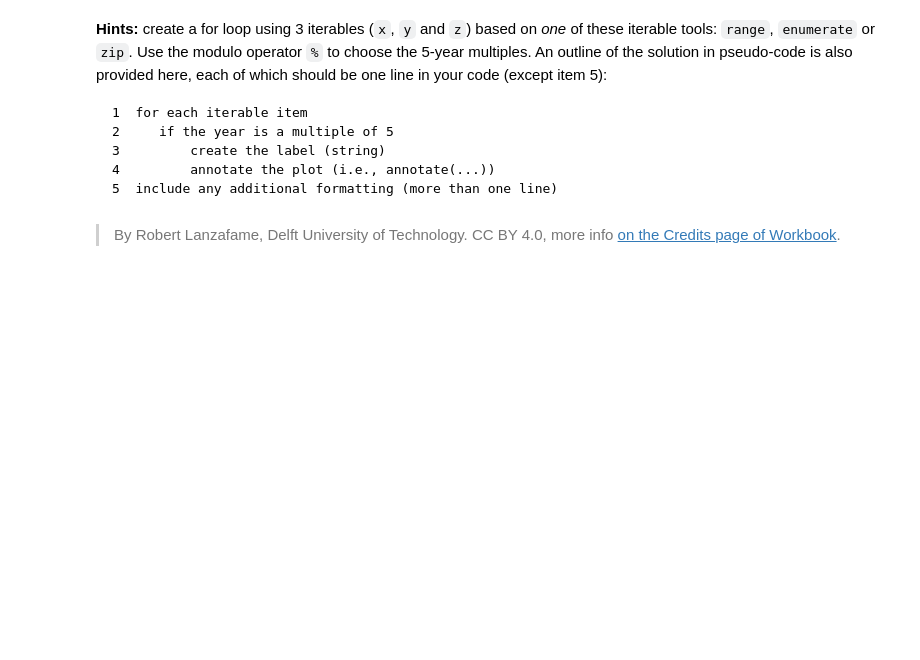
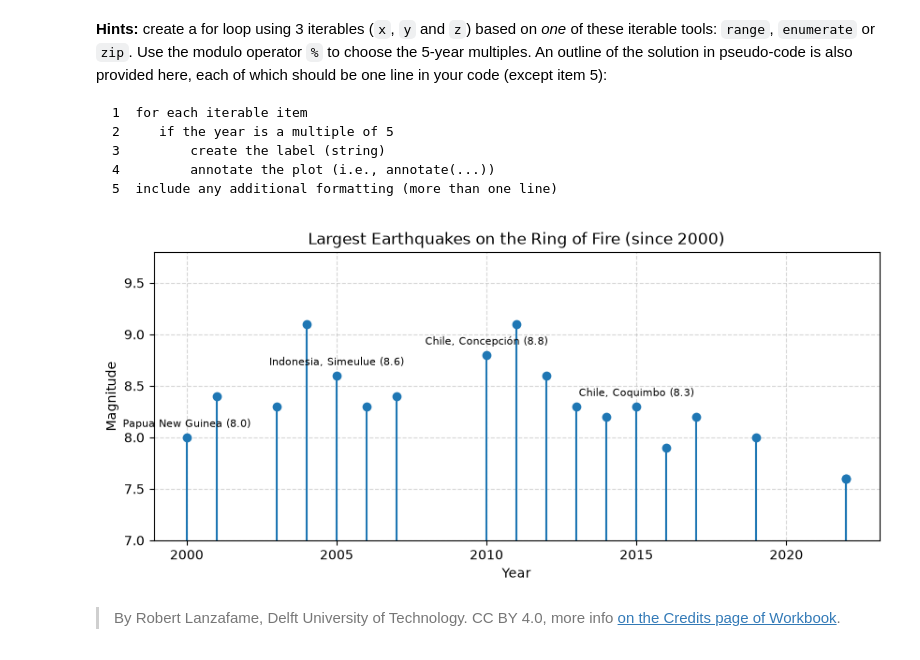
Before and after one commit to LorenzoBellunato/PA2.3, a Jupyter notebook: 3_stem_plots.ipynb, the cells around one changed output. Saved outputs shown, nothing was run; the diff lists cells and outputs as text; code cells hidden in the pictures; blank space fills up the shorter version.

```diff
--- a/3_stem_plots.ipynb
+++ b/3_stem_plots.ipynb
@@ -76,2 +74,29 @@ plt.savefig('my_earthquake.svg')
+# %%
+fig, ax = plt.subplots(figsize=(10, 4))
+
+# Disegna lo stem plot di base
+ax.stem(year, magn)
+
+# 1. Cicla sui 3 iterabili contemporaneamente con zip
+for y, m, s in zip(year, magn, site):
+    # 2. Controlla se l'anno è un multiplo di 5
+    if y % 5 == 0:
+        # 3. Crea la stringa dell'etichetta
+        label = f"{s} ({m})"
+        # 4. Aggiunge l'annotazione sul grafico
+        ax.annotate(label, xy=(y, m), xytext=(0, 8), textcoords='offset points', ha='center', fontsize=8)
+
+# 5. Formattazione aggiuntiva del grafico
+ax.set_xlabel('Year')
+ax.set_ylabel('Magnitude')
+ax.set_title('Largest Earthquakes on the Ring of Fire (since 2000)')
+ax.set_ylim(7.0, 9.8)
+ax.grid(True, linestyle='--', alpha=0.5)
+
+plt.savefig('my_earthquake.svg')
+
+plt.savefig('my_earthquake.svg')
+# %% [output]
+[figure, added]
 # %% [markdown]
 > By Robert Lanzafame, Delft University of Technology. CC BY 4.0, more info [on the Credits page of Workbook](https://mude.citg.tudelft.nl/workbook-2025/credits.html).
```
Also changed, not shown: parts of 2 cells of this notebook, 6 other files.
